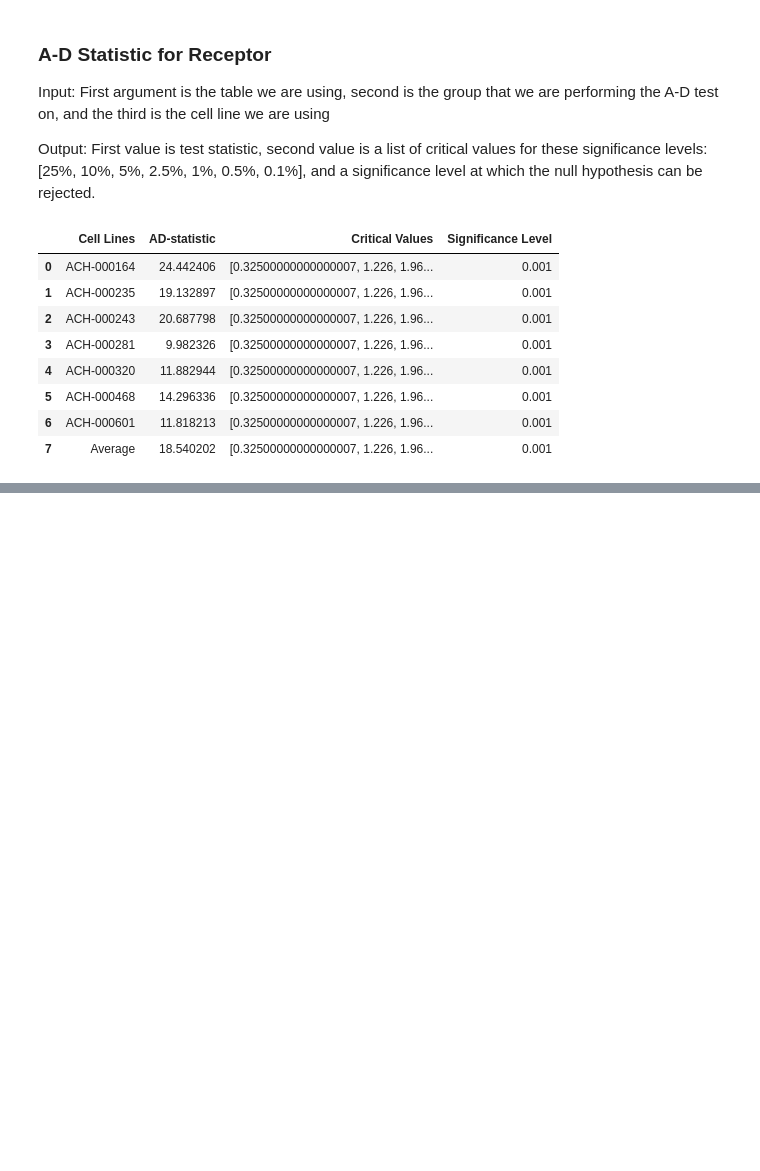
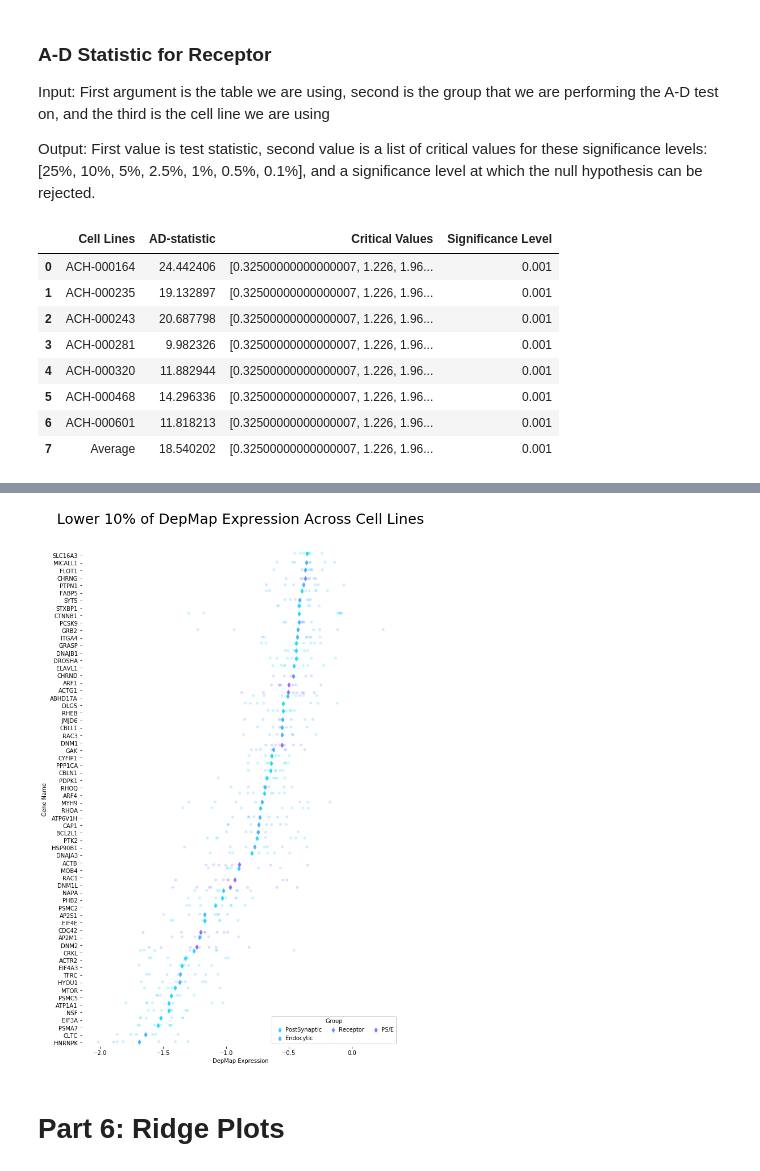
Before and after one commit to sophiaho/broad-work, a Jupyter notebook: crispr_screen.ipynb, the cells around one changed output, grey strips where cells are left out. Drawn from its saved outputs; the diff is of its cells as text; code cells hidden in the pictures; blank space fills up the shorter version.

```diff
--- a/crispr_screen.ipynb
+++ b/crispr_screen.ipynb
@@ -655,0 +737,6 @@ ad_test_table(depmap, depmap_average, 'Receptor')
+# %%
+draw_stripplot(lower_10, False, 'Lower 10% of DepMap Expression Across Cell Lines')
+# %% [output]
+[figure, added]
+# %% [markdown]
+# Part 6: Ridge Plots
```
Also changed, not shown: parts of 5 cells of this notebook.
